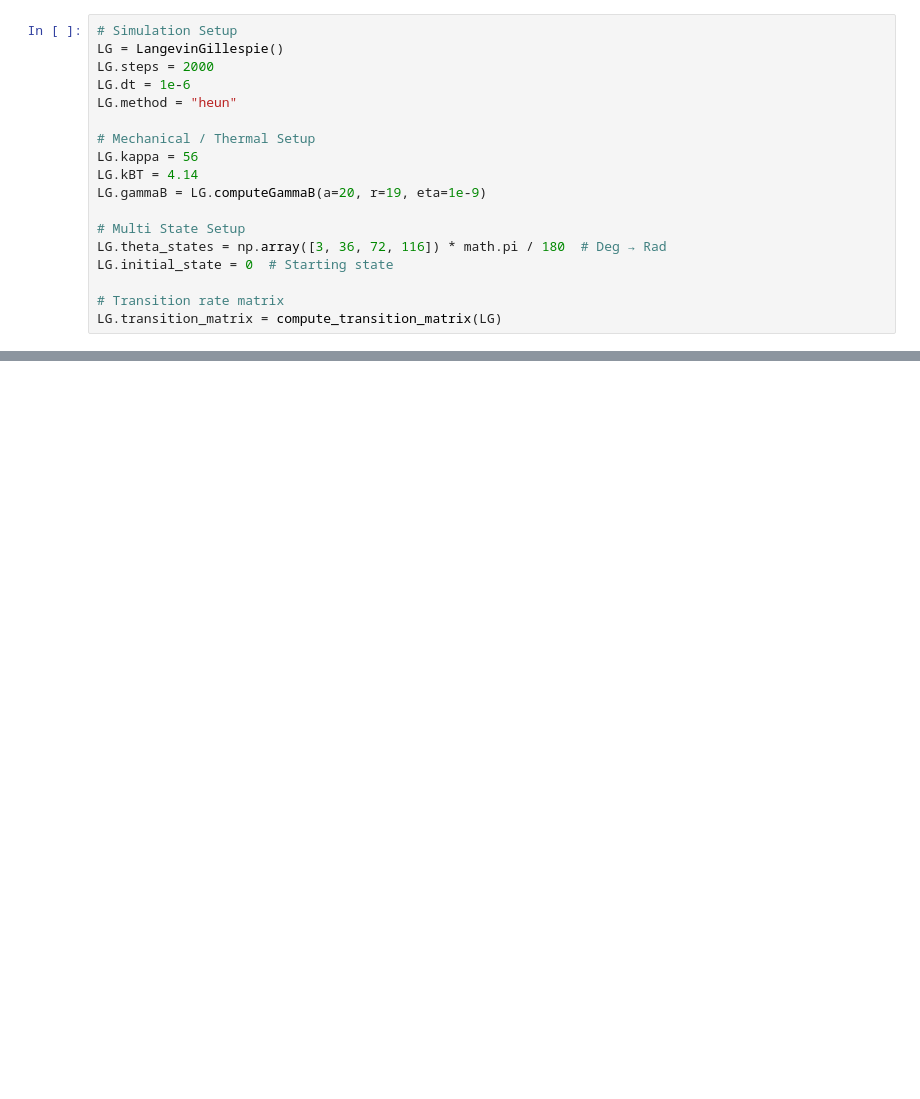
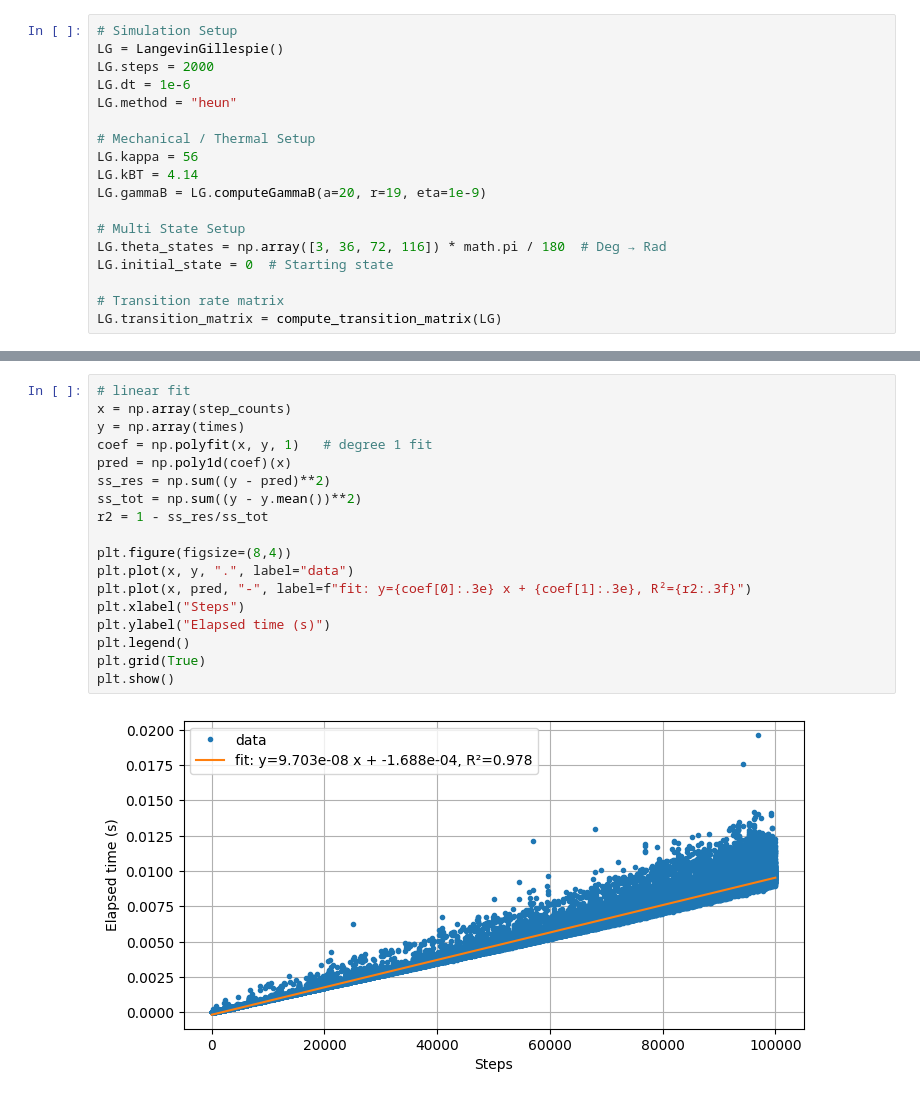
Before and after one commit to RobertAFenn/F1-ATPase-simulation, a Jupyter notebook: src/analysis/time_analysis.ipynb, the cells around one changed output, grey strips where cells are left out. Cells and saved outputs as stored; diff of their text form; blank space fills up the shorter version.

```diff
--- a/src/analysis/time_analysis.ipynb
+++ b/src/analysis/time_analysis.ipynb
@@ -65,0 +161,20 @@ Step range: 500 to 10000 steps
+# %%
+# linear fit
+x = np.array(step_counts)
+y = np.array(times)
+coef = np.polyfit(x, y, 1)   # degree 1 fit
+pred = np.poly1d(coef)(x)
+ss_res = np.sum((y - pred)**2)
+ss_tot = np.sum((y - y.mean())**2)
+r2 = 1 - ss_res/ss_tot
+
+plt.figure(figsize=(8,4))
+plt.plot(x, y, ".", label="data")
+plt.plot(x, pred, "-", label=f"fit: y={coef[0]:.3e} x + {coef[1]:.3e}, R²={r2:.3f}")
+plt.xlabel("Steps")
+plt.ylabel("Elapsed time (s)")
+plt.legend()
+plt.grid(True)
+plt.show()
+# %% [output]
+[figure, added]
```
Also changed, not shown: parts of 12 cells of this notebook, 9 other files.
